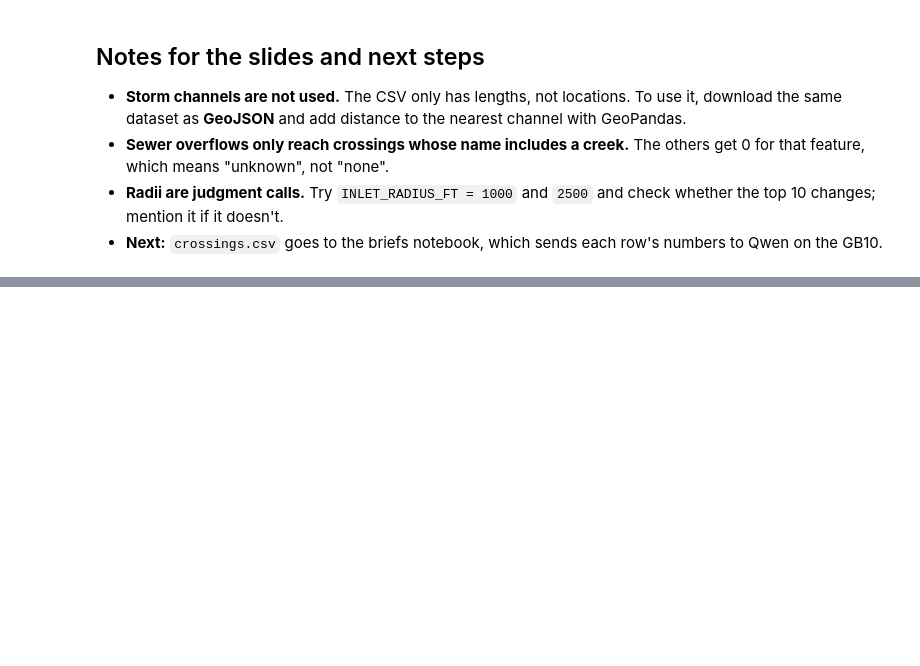
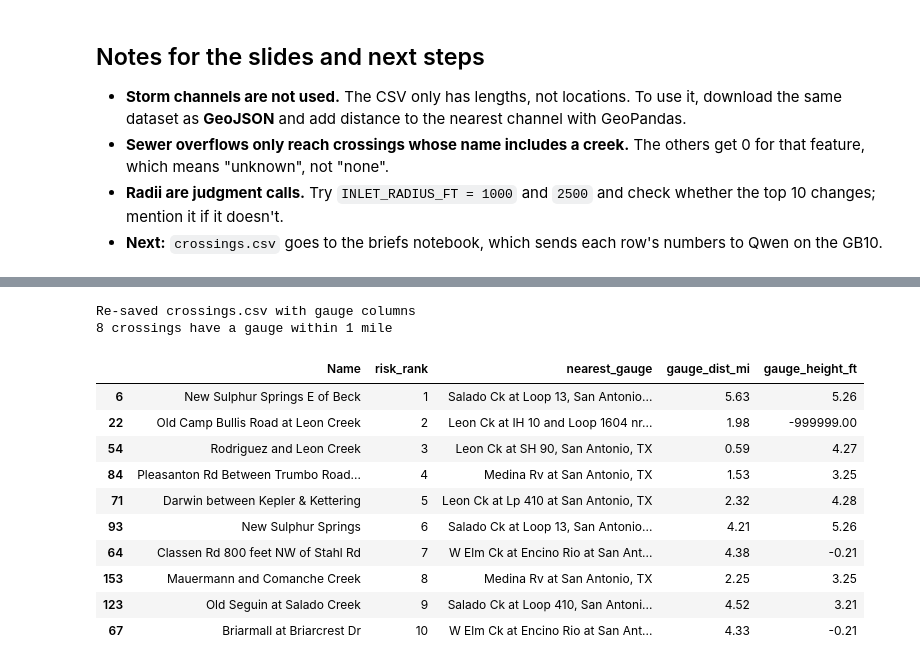
Before and after one commit to josuealn/Puro-Data, a Jupyter notebook: 01_clean.ipynb, the cells around one changed output, grey strips where cells are left out. Saved outputs shown, nothing was run; the diff lists cells and outputs as text; code cells hidden in the pictures; blank space fills up the shorter version.

Commit message:
Add updated info/map

```diff
--- a/01_clean.ipynb
+++ b/01_clean.ipynb
@@ -300,0 +335,20 @@ m.save(OUT / "risk_map.html"); m
+# %%
+import requests
+
+url = ("https://waterservices.usgs.gov/nwis/iv/?format=json"
+       "&countyCd=48029&parameterCd=00065&siteStatus=active")   # Bexar County, gage height in feet
+try:
+    ts = requests.get(url, timeout=60).json()["value"]["timeSeries"]
+    gauges = pd.DataFrame([{
+        "gauge_id": t["sourceInfo"]["siteCode"][0]["value"],
+        "gauge_name": t["sourceInfo"]["siteName"],
+        "g_lat": t["sourceInfo"]["geoLocation"]["geogLocation"]["latitude"],
+        "g_lon": t["sourceInfo"]["geoLocation"]["geogLocation"]["longitude"],
+        "gage_height_ft": float(t["values"][0]["value"][-1]["value"]),
+        "gage_time": t["values"][0]["value"][-1]["dateTime"],
+    } for t in ts if t["values"][0]["value"]])
+    print(len(gauges), "active gauges with a reading")
+except Exception as e:
+    gauges = pd.DataFrame()
+    print("Could not reach USGS, skipping:", e)
+gauges.head()
@@ -300,0 +363,39 @@ m.save(OUT / "risk_map.html"); m
+# %%
+if not gauges.empty:
+    to_feet = Transformer.from_crs(4326, 2278, always_xy=True)          # lat/lon -> same feet grid as crossings
+    gauges["gx"], gauges["gy"] = to_feet.transform(gauges["g_lon"].values, gauges["g_lat"].values)
+
+    gtree = cKDTree(gauges[["gx", "gy"]].values)
+    dist, idx = gtree.query(lwc[["x", "y"]].values)
+    near_g = gauges.iloc[idx].reset_index(drop=True)
+
+    lwc["nearest_gauge"]        = near_g["gauge_name"].values
+    lwc["gauge_dist_mi"]        = (dist / 5280).round(2)
+    lwc["gauge_height_ft"]      = near_g["gage_height_ft"].values
+    lwc["gauge_reading_time"]   = near_g["gage_time"].values
+
+    gauge_cols = ["nearest_gauge", "gauge_dist_mi", "gauge_height_ft", "gauge_reading_time"]
+    lwc[cols + gauge_cols].sort_values("risk_rank").to_csv(OUT / "crossings.csv", index=False)
+    print("Re-saved crossings.csv with gauge columns")
+    print((lwc["gauge_dist_mi"] <= 1).sum(), "crossings have a gauge within 1 mile")
+
+    for g in gauges.itertuples():                                       # add gauges to the map as blue squares
+        folium.RegularPolygonMarker([g.g_lat, g.g_lon], number_of_sides=4, radius=6, color="#185FA5",
+                                    fill=True, fill_opacity=0.9,
+                                    tooltip=f"USGS {g.gauge_name}<br>{g.gage_height_ft} ft at {g.gage_time}").add_to(m)
+    m.save(OUT / "risk_map.html")
+lwc[["Name", "risk_rank", "nearest_gauge", "gauge_dist_mi", "gauge_height_ft"]].sort_values("risk_rank").head(10) if not gauges.empty else None
+# %% [output]
+Re-saved crossings.csv with gauge columns
+8 crossings have a gauge within 1 mile
+|  | Name | risk_rank | nearest_gauge | gauge_dist_mi | gauge_height_ft |
+| 6 | New Sulphur Springs E of Beck | 1 | Salado Ck at Loop 13, San Antonio... | 5.63 | 5.26 |
+| 22 | Old Camp Bullis Road at Leon Creek | 2 | Leon Ck at IH 10 and Loop 1604 nr... | 1.98 | -999999.00 |
+| 54 | Rodriguez and Leon Creek | 3 | Leon Ck at SH 90, San Antonio, TX | 0.59 | 4.27 |
+| 84 | Pleasanton Rd Between Trumbo Road... | 4 | Medina Rv at San Antonio, TX | 1.53 | 3.25 |
+| 71 | Darwin between Kepler & Kettering | 5 | Leon Ck at Lp 410 at San Antonio, TX | 2.32 | 4.28 |
+| 93 | New Sulphur Springs | 6 | Salado Ck at Loop 13, San Antonio... | 4.21 | 5.26 |
+| 64 | Classen Rd 800 feet NW of Stahl Rd | 7 | W Elm Ck at Encino Rio at San Ant... | 4.38 | -0.21 |
+| 153 | Mauermann and Comanche Creek | 8 | Medina Rv at San Antonio, TX | 2.25 | 3.25 |
+| 123 | Old Seguin at Salado Creek | 9 | Salado Ck at Loop 410, San Antoni... | 4.52 | 3.21 |
+| 67 | Briarmall at Briarcrest Dr | 10 | W Elm Ck at Encino Rio at San Ant... | 4.33 | -0.21 |
```
Also changed, not shown: parts of 4 cells of this notebook, 2 other files.
